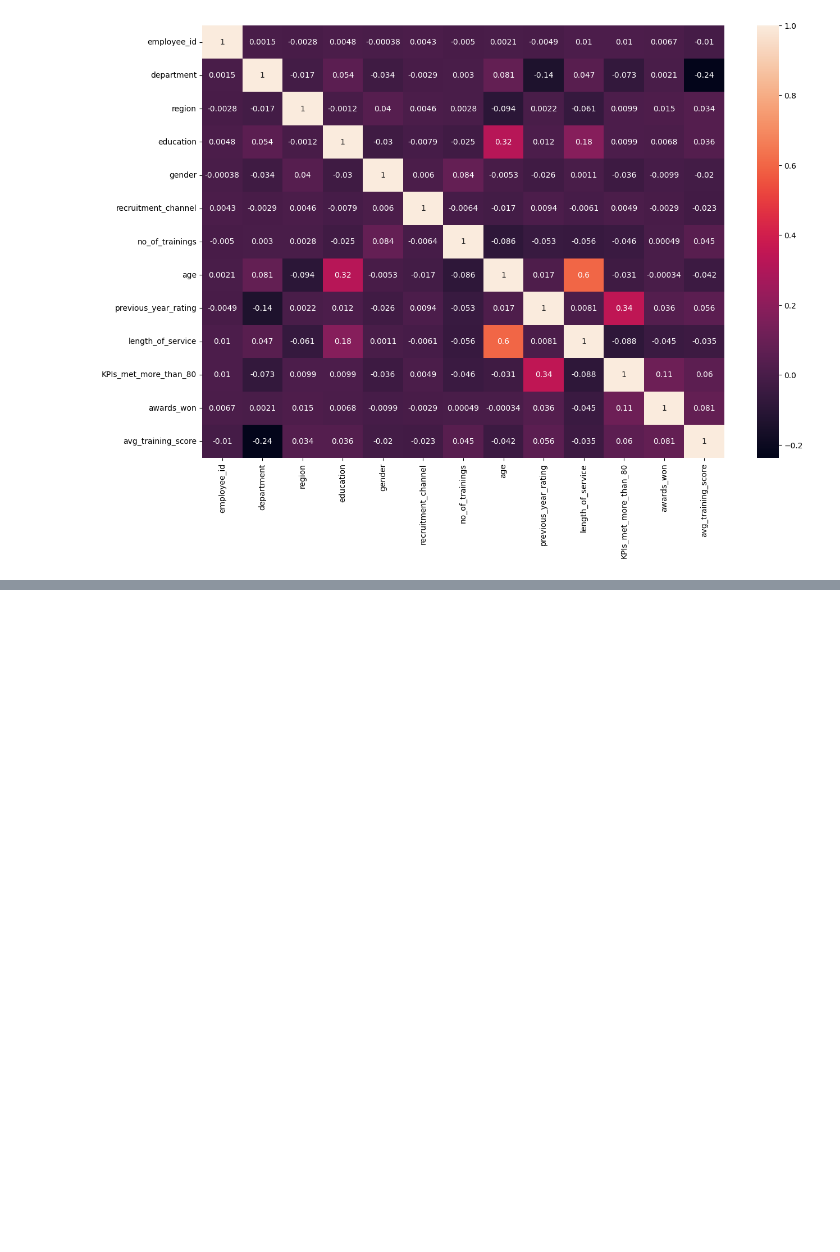
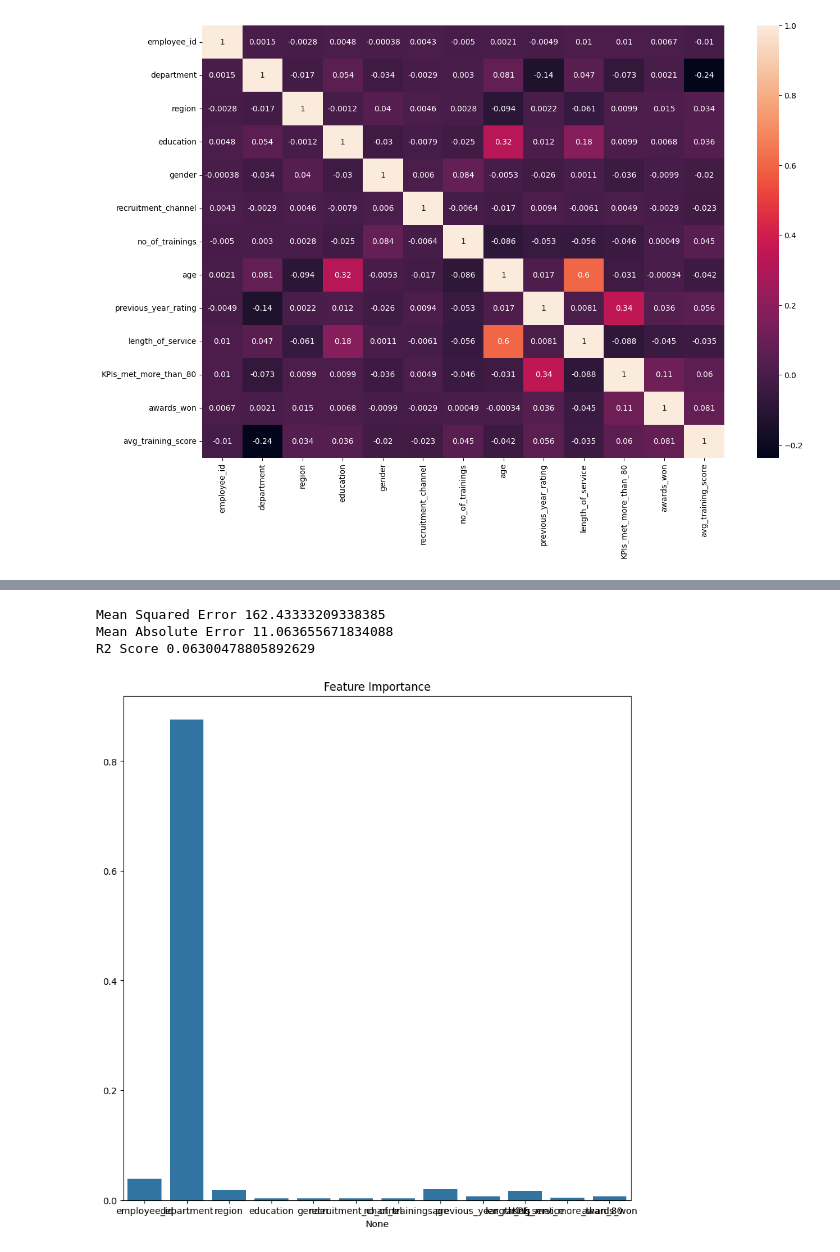
Before and after one commit to hsd2514/isa-task, a Jupyter notebook: notebooks/main.ipynb, the cells around one changed output, grey strips where cells are left out. Drawn from its saved outputs; the diff is of its cells as text; code cells hidden in the pictures; blank space fills up the shorter version.

```diff
--- a/notebooks/main.ipynb
+++ b/notebooks/main.ipynb
@@ -307,0 +356,29 @@ R2 Score 0.8644134130734229
+# %%
+# Linear Regression
+
+model = LinearRegression()
+model.fit(X_train,y_train)
+y_pred = model.predict(X_test)
+
+print("Mean Squared Error",mean_squared_error(y_test,y_pred))
+print("Mean Absolute Error",mean_absolute_error(y_test,y_pred))
+print("R2 Score",r2_score(y_test,y_pred))
+# %% [output]
+Mean Squared Error 162.43333209338385
+Mean Absolute Error 11.063655671834088
+R2 Score 0.06300478805892629
+# %%
+# As we can see the Random Forest Regressor and XGBost is giving the best results
+# Lets use Random Forest Regressor for the final prediction
+
+model = RandomForestRegressor()
+model.fit(X_train,y_train)
+y_pred = model.predict(X_test)
+
+#feature importance
+plt.figure(figsize=(10,10))
+sns.barplot(x=X.columns,y=model.feature_importances_)
+plt.title("Feature Importance")
+plt.show()
+# %% [output]
+[figure, added]
```
Also changed, not shown: parts of 33 cells of this notebook.
